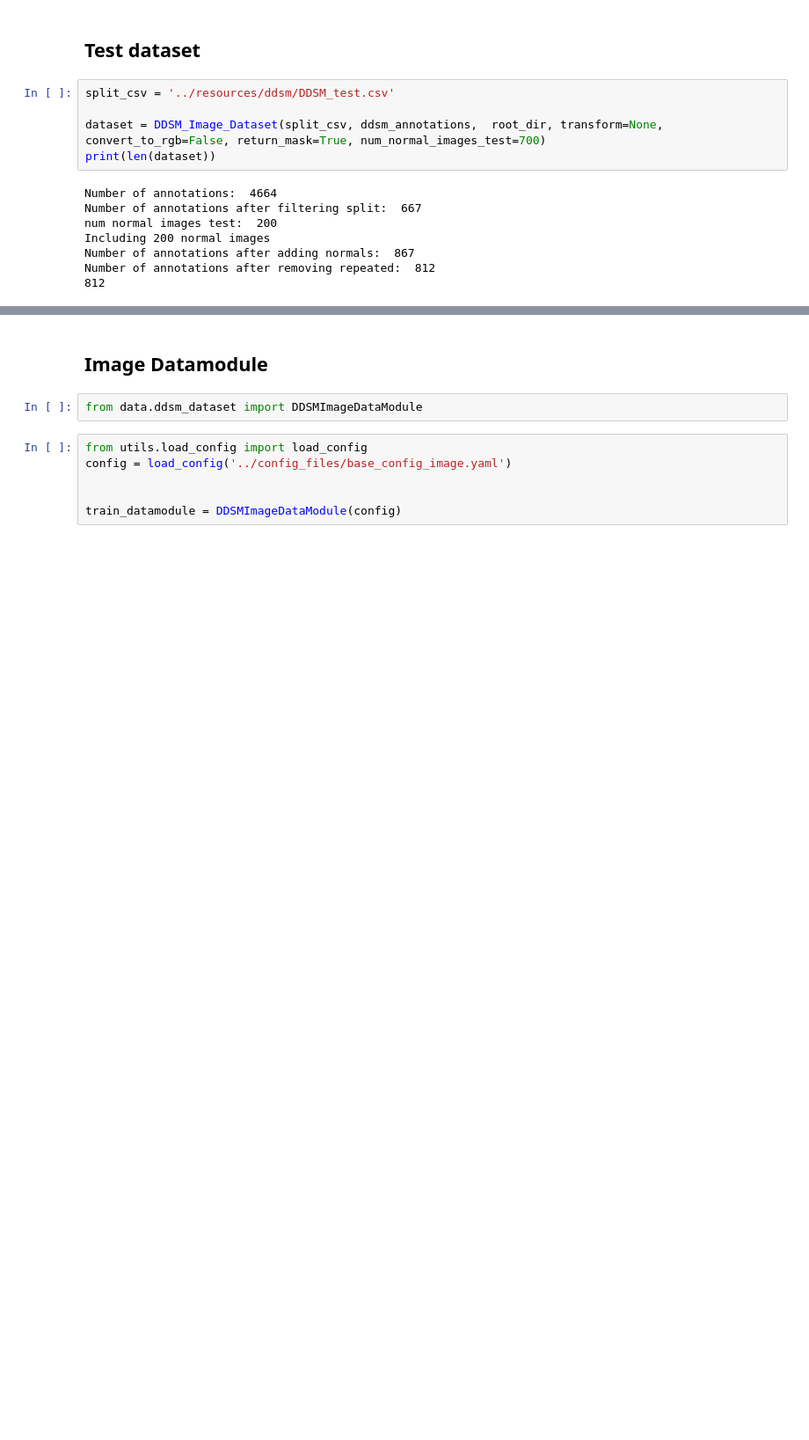
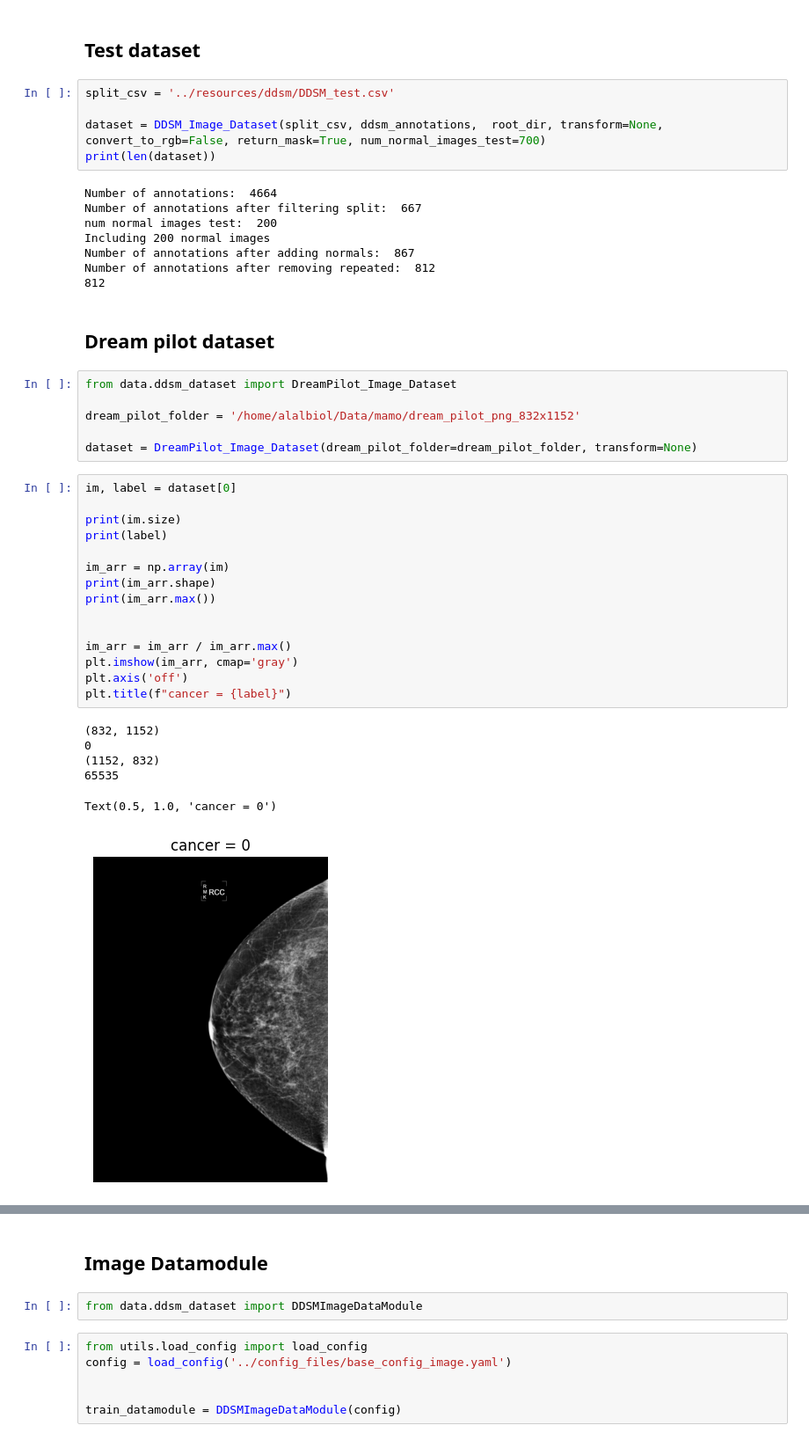
Before and after one commit to alalbiol/Mammography, a Jupyter notebook: mamo_holistic/notebooks/test_dataset.ipynb, the cells around one changed output, grey strips where cells are left out. Shown at 88% size. Saved outputs shown, nothing was run; the diff lists cells and outputs as text; blank space fills up the shorter version.

Commit message:
test dream and ddsm image datasets

```diff
--- a/mamo_holistic/notebooks/test_dataset.ipynb
+++ b/mamo_holistic/notebooks/test_dataset.ipynb
@@ -443,3 +443,33 @@ Including 200 normal images
 Number of annotations after adding normals:  867
 Number of annotations after removing repeated:  812
 812
+# %% [markdown]
+## Dream pilot dataset
+# %%
+from data.ddsm_dataset import DreamPilot_Image_Dataset
+
+dream_pilot_folder = '/home/alalbiol/Data/mamo/dream_pilot_png_832x1152'
+
+dataset = DreamPilot_Image_Dataset(dream_pilot_folder=dream_pilot_folder, transform=None)
+# %%
+im, label = dataset[0]
+
+print(im.size)
+print(label)
+
+im_arr = np.array(im)
+print(im_arr.shape)
+print(im_arr.max())
+
+
+im_arr = im_arr / im_arr.max()
+plt.imshow(im_arr, cmap='gray')
+plt.axis('off')
+plt.title(f"cancer = {label}")
+# %% [output]
+(832, 1152)
+0
+(1152, 832)
+65535
+Text(0.5, 1.0, 'cancer = 0')
+[figure, added]
```
Also changed, not shown: parts of 20 cells of this notebook.
